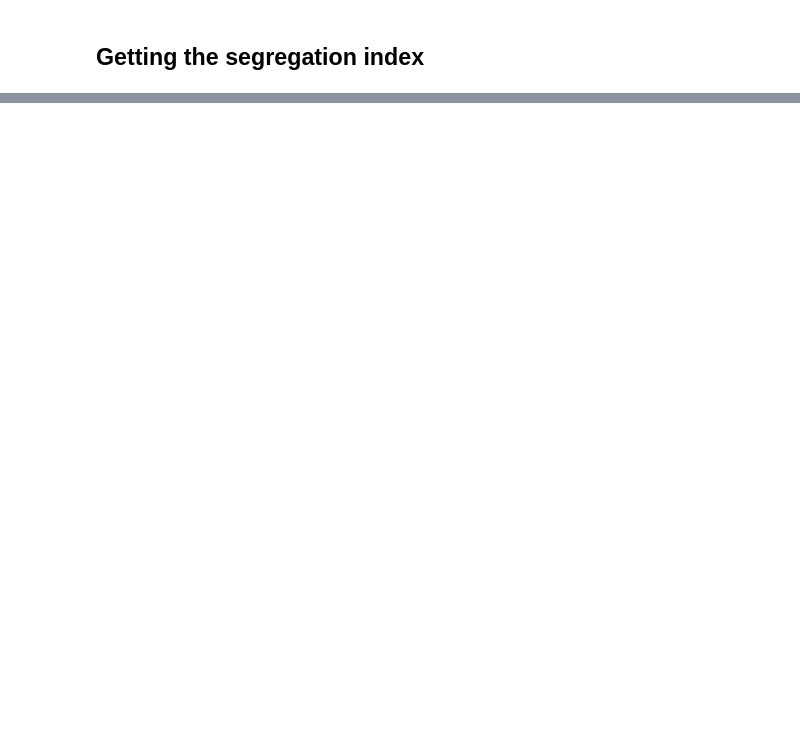
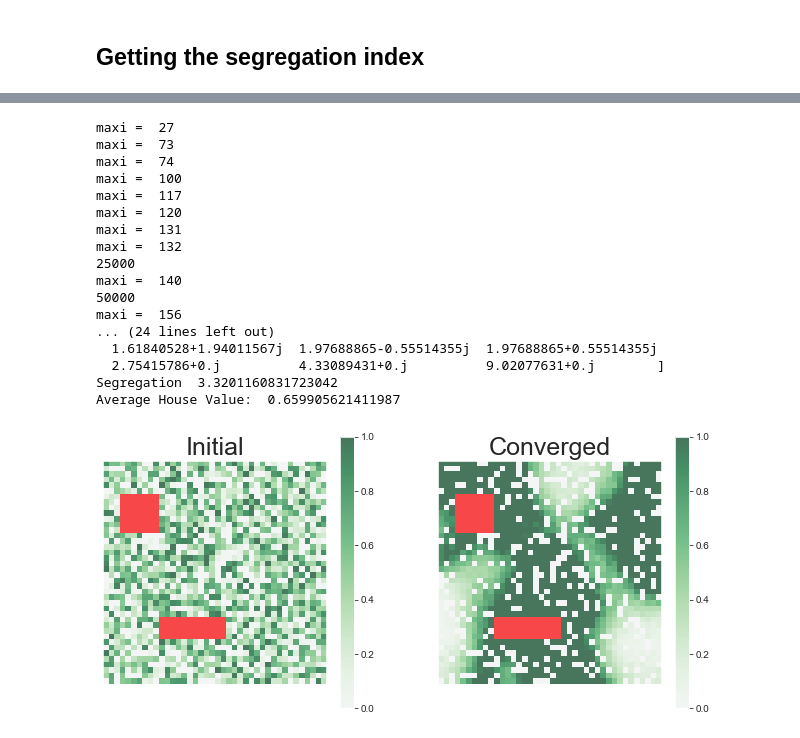
Before and after one commit to Joseph38512/industrial-maths-project-2, a Jupyter notebook: Housing_1-2.ipynb, the cells around one changed output, grey strips where cells are left out. Saved outputs shown, nothing was run; the diff lists cells and outputs as text; code cells hidden in the pictures; blank space fills up the shorter version.

```diff
--- a/Housing_1-2.ipynb
+++ b/Housing_1-2.ipynb
@@ -484,7 +500,8 @@ def get_eigenvalues(houses):
     real_values = houses.values[2:-2, 2:-2]
     w, v = np.linalg.eig(real_values)
     w.sort()
-    w = w[1:]
+    w = w[:-1]
+    print(w)
     values, counts = np.unique(w, return_counts=True)
     p = []
     for i in counts:
@@ -519,0 +612,2 @@ print(get_eigenvalues(grid_houses1))
+# %%
+eps = np.spacing(0.0)
@@ -519,0 +694,56 @@ print(get_eigenvalues(grid_houses1))
+# %%
+def get_plots(lam, gridsize, p_empty, p_hv,file_name):
+    i = 0
+    j = 0
+    maxi = 0
+    grid_houses1 = grid_houses(gridsize + 4,p_empty, p_hv, kernel, seed =None)
+    grid_agents1 = grid_agents(gridsize + 4, p_empty, grid_houses1)
+    plt.subplot(1,2,1)
+    grid_houses1.draw_values()
+    plt.colorbar()
+    plt.title(f'Initial', fontsize = 25)
+    while i < gridsize**2/3:
+        grid_houses1.update_values(grid_agents1, lam)
+        g1 = grid_agents1.affluences.copy()
+        grid_agents1.swap_people(grid_houses1)
+        g2 = grid_agents1.affluences
+        if np.array_equal(g1,g2):
+            i += 1
+        else:
+            if i >= maxi:
+                maxi = i
+                print("maxi = ",maxi)
+            i = 0
+        j += 1
+        if j % 25000 == 0:
+            print(j)
+    plt.subplot(1,2,2)
+    H = get_eigenvalues(grid_houses1)
+    print(f'Segregation ',H )
+    print(f'Average House Value: ',np.average(grid_houses1.values) )
+    grid_houses1.draw_values()
+    plt.title(f'Converged', fontsize = 25)
+    plt.colorbar()
+    plt.savefig(f'{file_name}.pdf')
+    #1
+# %%
+get_plots(0.5, 40, 0.2, 0.1,'high_value')
+# %% [output]
+maxi =  27
+maxi =  73
+maxi =  74
+maxi =  100
+maxi =  117
+maxi =  120
+maxi =  131
+maxi =  132
+25000
+maxi =  140
+50000
+maxi =  156
+... (24 lines left out)
+  1.61840528+1.94011567j  1.97688865-0.55514355j  1.97688865+0.55514355j
+  2.75415786+0.j          4.33089431+0.j          9.02077631+0.j        ]
+Segregation  3.3201160831723042
+Average House Value:  0.659905621411987
+[figure, added]
```
Also changed, not shown: parts of 30 cells of this notebook, 2 other files.
